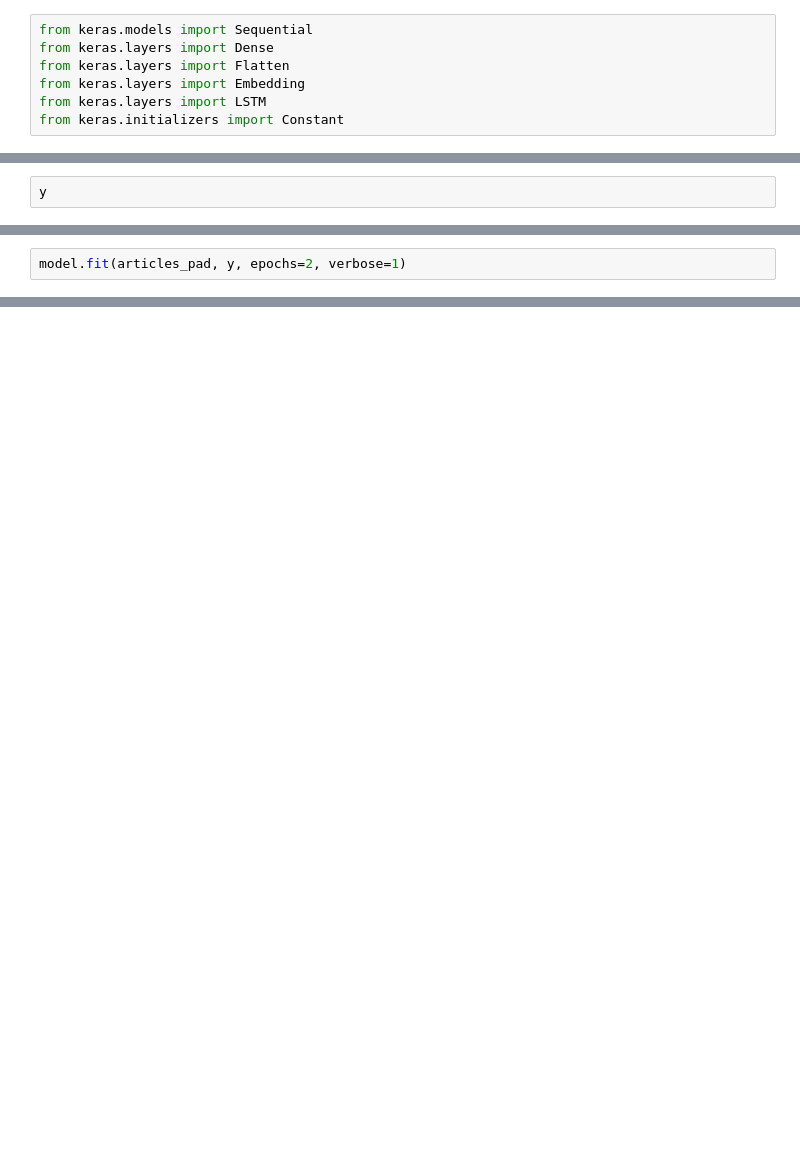
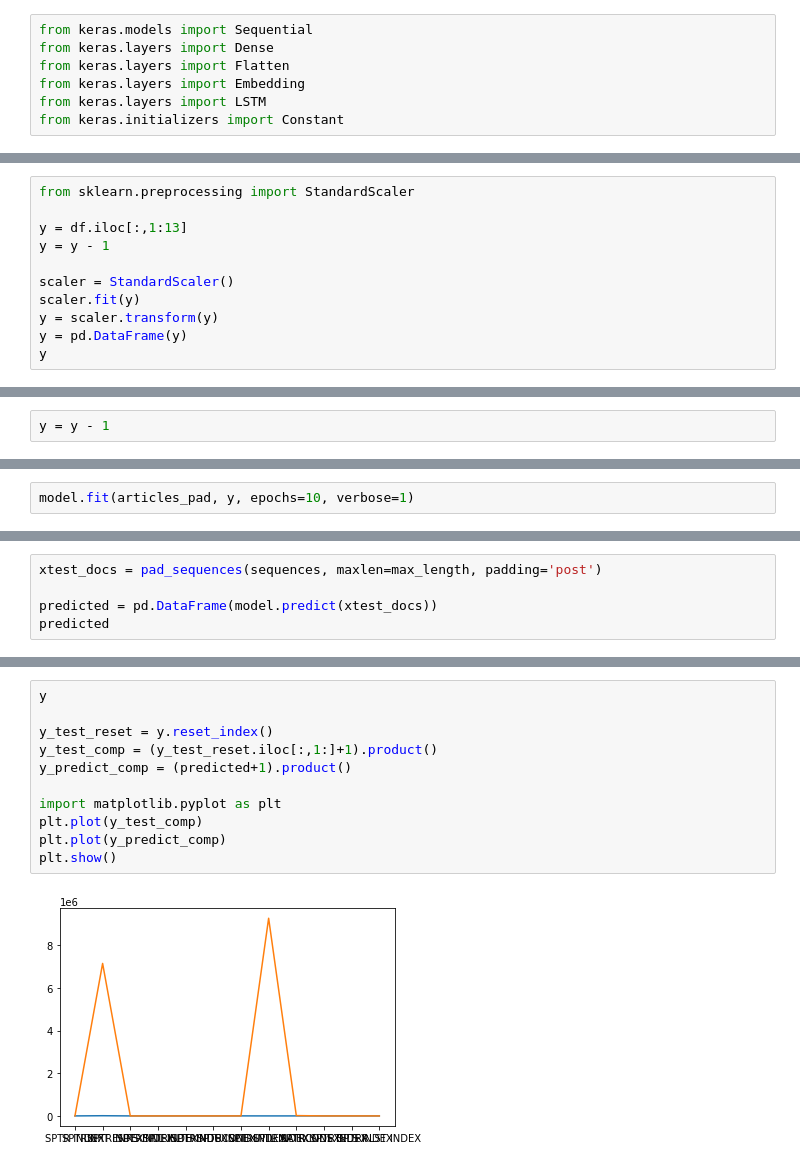
Before and after one commit to Lassenoerre/datascience, a Jupyter notebook: Gensim_Word2Vec.ipynb, the cells around one changed output, grey strips where cells are left out. Saved outputs shown, nothing was run; the diff lists cells and outputs as text; blank space fills up the shorter version.

```diff
--- a/Gensim_Word2Vec.ipynb
+++ b/Gensim_Word2Vec.ipynb
@@ -184,0 +215,11 @@ y = df.iloc[:,2:14]
+# %%
+from sklearn.preprocessing import StandardScaler
+
+y = df.iloc[:,1:13]
+y = y - 1
+
+scaler = StandardScaler()
+scaler.fit(y)
+y = scaler.transform(y)
+y = pd.DataFrame(y)
+y
@@ -185,2 +240,2 @@ y = df.iloc[:,2:14]
 # %%
-y
+y = y - 1
@@ -201,3 +242,3 @@ y
 # %%
-model.fit(articles_pad, y, epochs=2, verbose=1)
+model.fit(articles_pad, y, epochs=10, verbose=1)
 # %% [output]
@@ -204,0 +266,5 @@ Epoch 1/2
+# %%
+xtest_docs = pad_sequences(sequences, maxlen=max_length, padding='post')
+
+predicted = pd.DataFrame(model.predict(xtest_docs))
+predicted
@@ -204,0 +285,13 @@ Epoch 1/2
+# %%
+y
+
+y_test_reset = y.reset_index()
+y_test_comp = (y_test_reset.iloc[:,1:]+1).product()
+y_predict_comp = (predicted+1).product()
+
+import matplotlib.pyplot as plt
+plt.plot(y_test_comp)
+plt.plot(y_predict_comp)
+plt.show()
+# %% [output]
+[figure, added]
```
Also changed, not shown: parts of 30 cells of this notebook.
